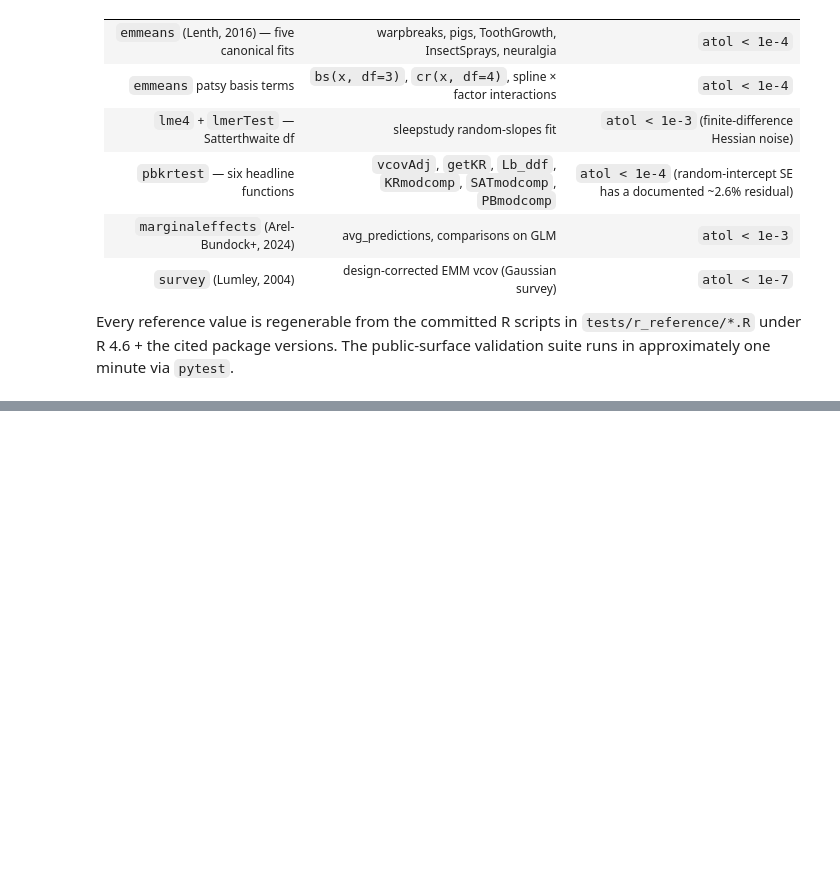
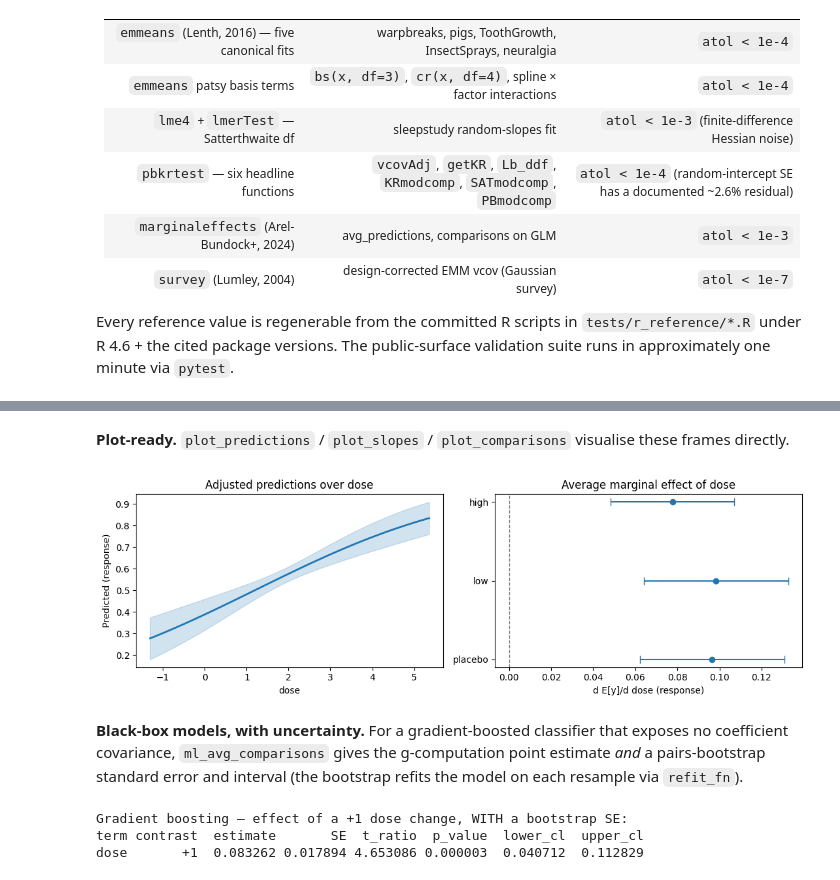
Before and after one commit to jturner-uofl/pymmeans, a Jupyter notebook: examples/pymmeans_showcase.ipynb, the cells around one changed output, grey strips where cells are left out. Cells and saved outputs as stored; diff of their text form; code cells hidden in the pictures; blank space fills up the shorter version.

```diff
--- a/examples/pymmeans_showcase.ipynb
+++ b/examples/pymmeans_showcase.ipynb
@@ -424,0 +432,23 @@ Every reference value is regenerable from the committed R scripts in `tests/r_re
+# %%
+import numpy as np
+import pandas as pd
+import statsmodels.api as sm
+import statsmodels.formula.api as smf
+from pymmeans import (
+    avg_predictions, avg_slopes, avg_comparisons, datagrid,
+)
+
+rng = np.random.default_rng(20260628)
+n = 800
+trial = pd.DataFrame({
+    "dose": rng.normal(2.0, 1.0, n),
+    "age":  rng.normal(50.0, 10.0, n),
+    "arm":  pd.Categorical(rng.choice(["placebo", "low", "high"], n)),
+})
+lp = (-1.0 + 0.4 * trial["dose"]
+      + trial["arm"].map({"placebo": 0.0, "low": 0.5, "high": 1.1}).astype(float))
+trial["cured"] = (rng.random(n) < 1.0 / (1.0 + np.exp(-lp))).astype(int)
+clf = smf.glm("cured ~ dose + age + arm", trial, family=sm.families.Binomial()).fit()
+
+# Average adjusted prediction (overall cure probability) and by arm.
+avg_predictions(clf, by="arm").frame
@@ -425 +530,40 @@ Every reference value is regenerable from the committed R scripts in `tests/r_re
+# %% [markdown]
+**Plot-ready.** `plot_predictions` / `plot_slopes` / `plot_comparisons`
+visualise these frames directly.
+# %%
+import matplotlib
+matplotlib.use("Agg")
+import matplotlib.pyplot as plt
+from pymmeans import plot_predictions, plot_slopes
+
+fig, axes = plt.subplots(1, 2, figsize=(11, 3.6))
+plot_predictions(clf, "dose", ax=axes[0])
+plot_slopes(clf, "dose", by="arm", ax=axes[1])
+fig.tight_layout()
+fig
+# %% [output]
+[figure, added]
+# %% [markdown]
+**Black-box models, with uncertainty.** For a gradient-boosted classifier
+that exposes no coefficient covariance, `ml_avg_comparisons` gives the
+g-computation point estimate *and* a pairs-bootstrap standard error and
+interval (the bootstrap refits the model on each resample via `refit_fn`).
+# %%
+from sklearn.ensemble import GradientBoostingClassifier
+from pymmeans import from_predict, ml_avg_comparisons
+
+feats = ["dose", "age"]
+def refit(d):
+    g = GradientBoostingClassifier(n_estimators=60, max_depth=3, random_state=0)
+    g.fit(d[feats], d["cured"])
+    return lambda nd: g.predict_proba(nd[feats])[:, 1]
+
+info = from_predict(predict_fn=refit(trial), data=trial, factors={},
+                    numerics=feats, response="cured", refit_fn=refit)
+print("Gradient boosting — effect of a +1 dose change, WITH a bootstrap SE:")
+print(ml_avg_comparisons(info, "dose", n_boot=200, seed=1).frame.to_string(index=False))
+# %% [output]
+Gradient boosting — effect of a +1 dose change, WITH a bootstrap SE:
+term contrast  estimate       SE  t_ratio  p_value  lower_cl  upper_cl
+dose       +1  0.083262 0.017894 4.653086 0.000003  0.040712  0.112829
 # %% [markdown]
```
Also changed, not shown: parts of 11 cells of this notebook, 14 other files.
